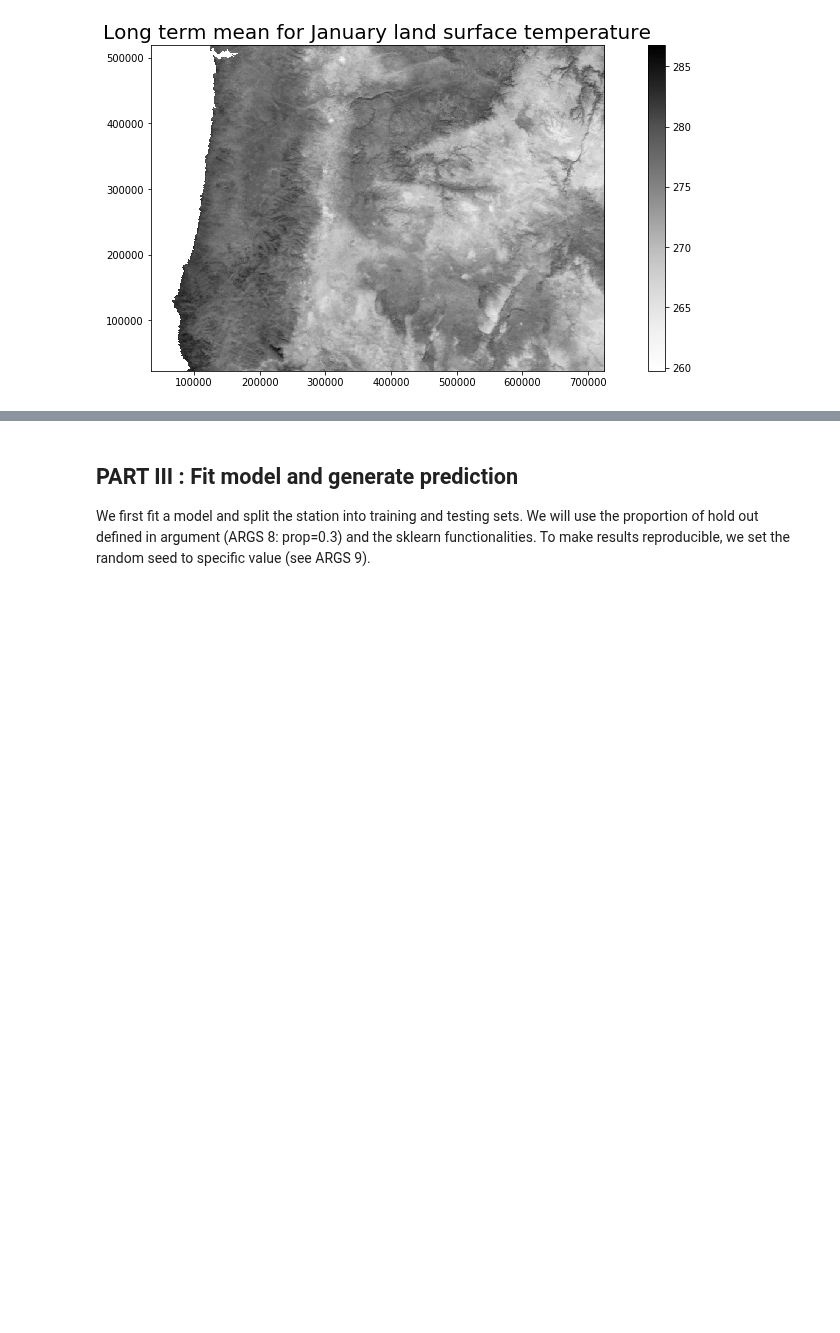
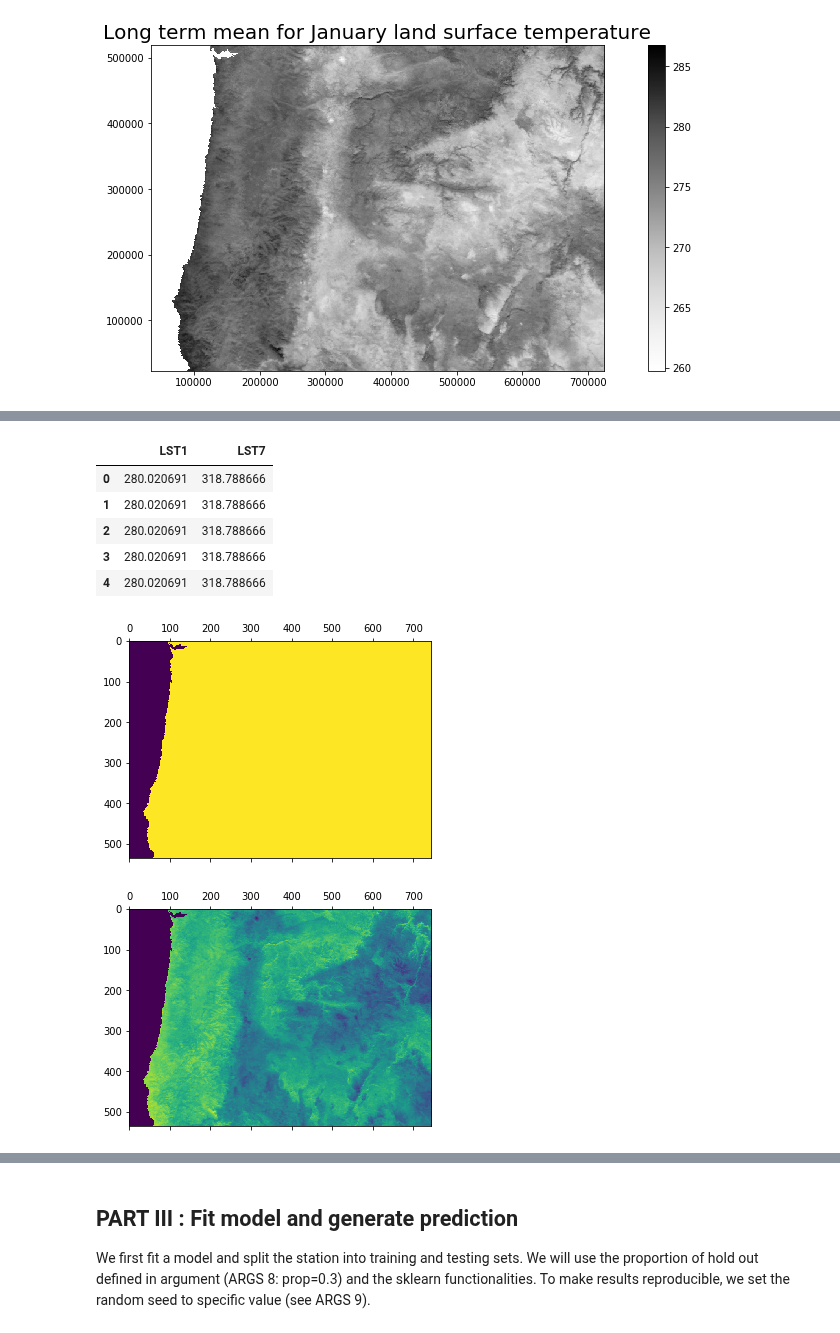
Before and after one commit to bparment1/workshops_courses_spatial_analyses, a Jupyter notebook: regression_temperature.ipynb, the cells around one changed output, grey strips where cells are left out. Saved outputs shown, nothing was run; the diff lists cells and outputs as text; code cells hidden in the pictures; blank space fills up the shorter version.

```diff
--- a/regression_temperature.ipynb
+++ b/regression_temperature.ipynb
@@ -281,0 +279,29 @@ fig.colorbar(lst_plot)
+# %%
+###########################################
+### PART II : Extract information from raster and prepare covariates #######
+
+lst1_gr = gr.from_file(os.path.join(in_dir,infile_lst_month1))
+lst7_gr = gr.from_file(os.path.join(in_dir,infile_lst_month7))
+
+type(lst1_gr) # check that we have a georaster object
+# Plot data
+lst1_gr.plot()
+lst1_gr.plot(clim=(259.0, 287.0))
+
+#### Extract information from raster using coordinates
+x_coord = station_or.geometry.x # pands.core.series.Series
+y_coord = station_or.geometry.y
+# Find value at point (x,y) or at vectors (X,Y)
+station_or['LST1'] = lst1_gr.map_pixel(x_coord,y_coord)
+station_or['LST7'] = lst7_gr.map_pixel(x_coord,y_coord)
+
+station_or[['LST1','LST7']].head()
+# %% [output]
+|  | LST1 | LST7 |
+| 0 | 280.020691 | 318.788666 |
+| 1 | 280.020691 | 318.788666 |
+| 2 | 280.020691 | 318.788666 |
+| 3 | 280.020691 | 318.788666 |
+| 4 | 280.020691 | 318.788666 |
+[figure, added]
+[figure, added]
```
Also changed, not shown: parts of 9 cells of this notebook.
